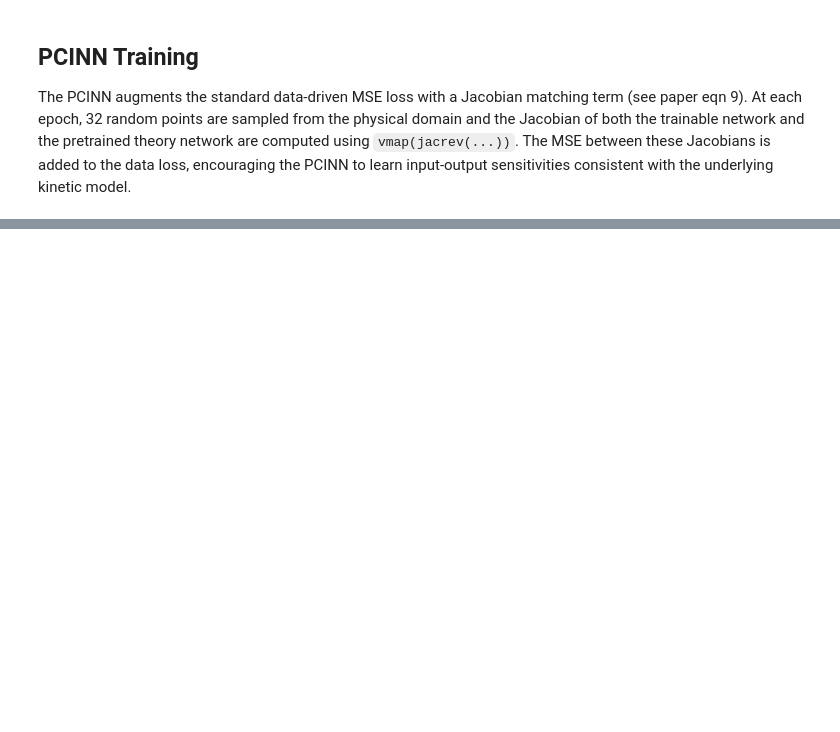
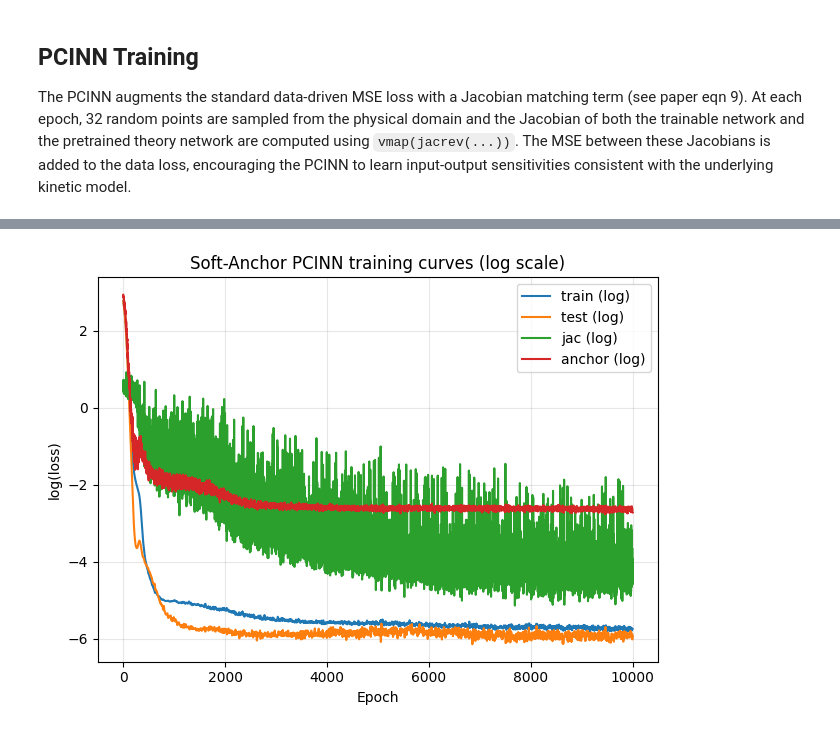
Before and after one commit to Ari-S-123/PCINN, a Jupyter notebook: MMA_PCINN.ipynb, the cells around one changed output, grey strips where cells are left out. Saved outputs shown, nothing was run; the diff lists cells and outputs as text; code cells hidden in the pictures; blank space fills up the shorter version.

```diff
--- a/MMA_PCINN.ipynb
+++ b/MMA_PCINN.ipynb
@@ -448,0 +518,85 @@ Save the trained PCINN weights, an inference bundle (weights + scaling parameter
+# %%
+ANCHOR_WEIGHT = 0.05  # Strength of the soft anchor toward theory predictions
+
+SAPCINNmodel = NNmodel().to(DEVICE)
+loss_function = nn.MSELoss()
+optimizer = torch.optim.Adam(SAPCINNmodel.parameters(), lr=3e-4)
+
+EPOCHS = 10_000
+TOTAL_JAC_SAMPLES = 32
+
+sa_train_losses: list[float] = []
+sa_test_losses: list[float] = []
+sa_jac_losses: list[float] = []
+sa_anchor_losses: list[float] = []
+
+print(f"Soft-Anchor PCINN params: {sum(p.numel() for p in SAPCINNmodel.parameters()):,}")
+print(f"Anchor weight: {ANCHOR_WEIGHT}")
+
+for epoch in range(EPOCHS):
+    SAPCINNmodel.train()
+    optimizer.zero_grad(set_to_none=True)
+
+    # Data loss (identical to standard PCINN)
+    pred = SAPCINNmodel(Xtrainsample)
+    trainloss = loss_function(pred, Ytrainsample)
+
+    # --- Jacobian + anchor sampling (same random points for both) ---
+    Msample = M_sampler.sample((TOTAL_JAC_SAMPLES, 1))
+    Ssample = 10 - Msample
+    Isample = I_sampler.sample((TOTAL_JAC_SAMPLES, 1))
+    Tsample = T_sampler.sample((TOTAL_JAC_SAMPLES, 1))
+    tsample = time_sampler.sample((TOTAL_JAC_SAMPLES, 1))
+
+    sampl = torch.cat((Msample, Ssample, Isample, Tsample, tsample), dim=1).to(DEVICE)
+    sampl = (sampl - SCALERX_MIN) / SCALERX_DENOM
+    sampl = sampl.float().detach().requires_grad_(True)
+
+    # Jacobian matching (same as standard PCINN)
+    jac_theory_sampl = vmap(jacrev(Domain_NN))(sampl).detach()
+    jac_sampl = vmap(jacrev(SAPCINNmodel))(sampl)
+    jacloss = loss_function(jac_sampl, jac_theory_sampl)
+
+    # Soft anchor: penalize deviation from theory model's predictions
+    # Domain_NN outputs [X, log10(Mn), ...] — same space as SAPCINNmodel
+    with torch.no_grad():
+        theory_pred = Domain_NN(sampl)
+    anchor_pred = SAPCINNmodel(sampl)
+    anchorloss = loss_function(anchor_pred, theory_pred)
+
+    loss = trainloss + jacloss + ANCHOR_WEIGHT * anchorloss
+    loss.backward()
+    optimizer.step()
+
+    sa_train_losses.append(trainloss.item())
+    sa_jac_losses.append(jacloss.item())
+    sa_anchor_losses.append(anchorloss.item())
+
+    SAPCINNmodel.eval()
+    with torch.inference_mode():
+        test_pred = SAPCINNmodel(Xtestsample)
+        testloss = loss_function(test_pred, Ytestsample).item()
+    sa_test_losses.append(testloss)
+
+    if (epoch + 1) % 500 == 0:
+        print(
+            f"[SA-PCINN] epoch={epoch+1}/{EPOCHS} "
+            f"data={sa_train_losses[-1]:.6g} jac={sa_jac_losses[-1]:.6g} "
+            f"anchor={sa_anchor_losses[-1]:.6g} test={sa_test_losses[-1]:.6g}"
+        )
+
+SApred = SAPCINNmodel(Xtestsample)
+
+plt.figure()
+plt.plot(safe_log(sa_train_losses), label="train (log)")
+plt.plot(safe_log(sa_test_losses), label="test (log)")
+plt.plot(safe_log(sa_jac_losses), label="jac (log)")
+plt.plot(safe_log(sa_anchor_losses), label="anchor (log)")
+plt.xlabel("Epoch")
+plt.ylabel("log(loss)")
+plt.title("Soft-Anchor PCINN training curves (log scale)")
+plt.grid(True, alpha=0.3)
+plt.legend()
+plt.tight_layout()
+plt.show()
+# %% [output]
@@ -448,0 +620 @@ Save the trained PCINN weights, an inference bundle (weights + scaling parameter
+[figure, added]
```
Also changed, not shown: parts of 23 cells of this notebook, 19 other files.
